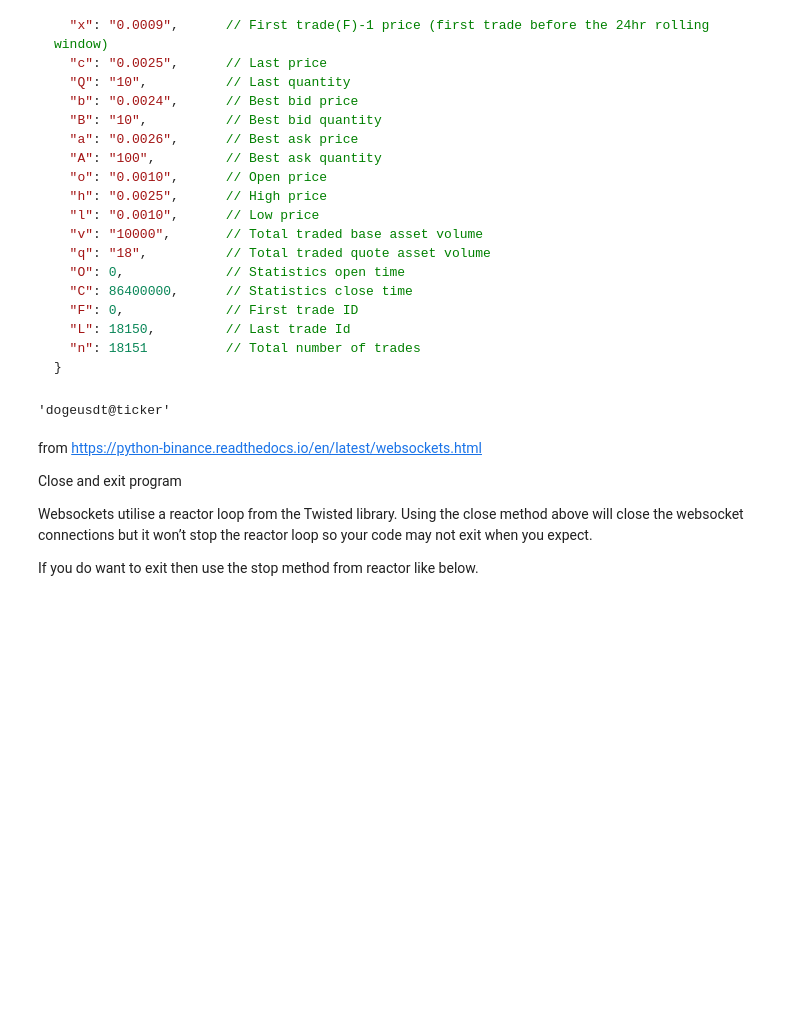
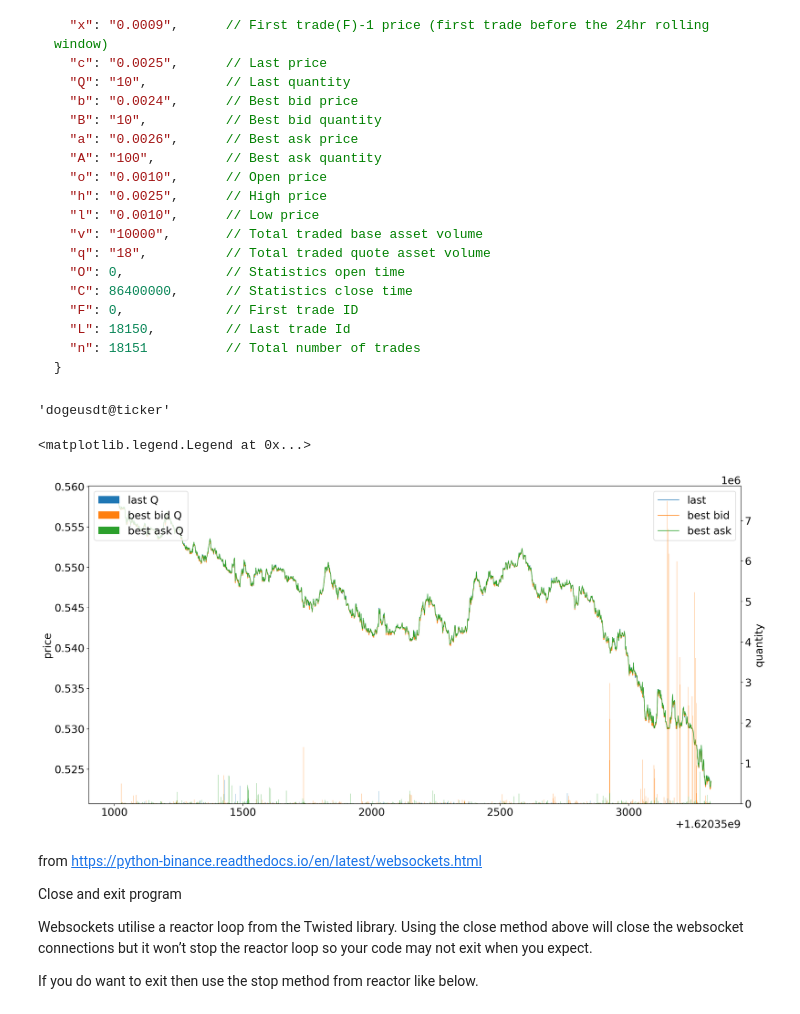
Before and after one commit to SamIngersoll/hft, a Jupyter notebook: api/figure_out_api.ipynb, the cells around one changed output. Cells and saved outputs as stored; diff of their text form; code cells hidden in the pictures; blank space fills up the shorter version.

Commit message:
websocket data saved, plotted, and finally had binance acct verified

```diff
--- a/api/figure_out_api.ipynb
+++ b/api/figure_out_api.ipynb
@@ -321,3 +322,48 @@ bm.stop_socket("DOGEUSDT")  # somehow this doesn't work
+# %%
+ws_data = sorted([v._d for v in s], key=lambda v: float(v["E"]))
+websocket_data = pd.DataFrame.from_records(ws_data, coerce_float=True)
+websocket_data.to_pickle(f"./ws_data{time.time()}.pkl")
+# %%
+times = []
+last_price = []
+last_quantity = []
+best_bid_price = []
+best_bid_quantity = []
+best_ask_price = []
+best_ask_quantity = []
+
+for ws_d in ws_data:
+    times.append(float(ws_d["E"]))
+    last_price.append(float(ws_d["c"]))
+    last_quantity.append(float(ws_d["Q"]))
+    best_bid_price.append(float(ws_d["b"]))
+    best_bid_quantity.append(float(ws_d["B"]))
+    best_ask_price.append(float(ws_d["a"]))
+    best_ask_quantity.append(float(ws_d["A"]))
+# %%
+times = np.asarray(times) / 1000
+best_bid_quantity = np.asarray(best_bid_quantity)
+# %%
+fig, host = plt.subplots(figsize=(20,10))
+
+par1 = host.twinx()
+
+host.plot(times, last_price, linewidth=1)
+host.plot(times, best_bid_price, linewidth=1)
+host.plot(times, best_ask_price, linewidth=1)
+
+par1.bar(times, last_quantity, linewidth=1)
+par1.bar(times, best_bid_quantity, linewidth=1)
+par1.bar(times, best_ask_quantity, linewidth=1)
+
+host.set_ylabel("price")
+par1.set_ylabel("quantity")
+
+host.legend(["last", "best bid", "best ask"])
+par1.legend(["last Q", "best bid Q", "best ask Q"])
+# %% [output]
+<matplotlib.legend.Legend at 0x...>
+[figure, added]
 # %% [markdown]
 from https://python-binance.readthedocs.io/en/latest/websockets.html
 
```
Also changed, not shown: parts of 7 cells of this notebook, 2 other files.
